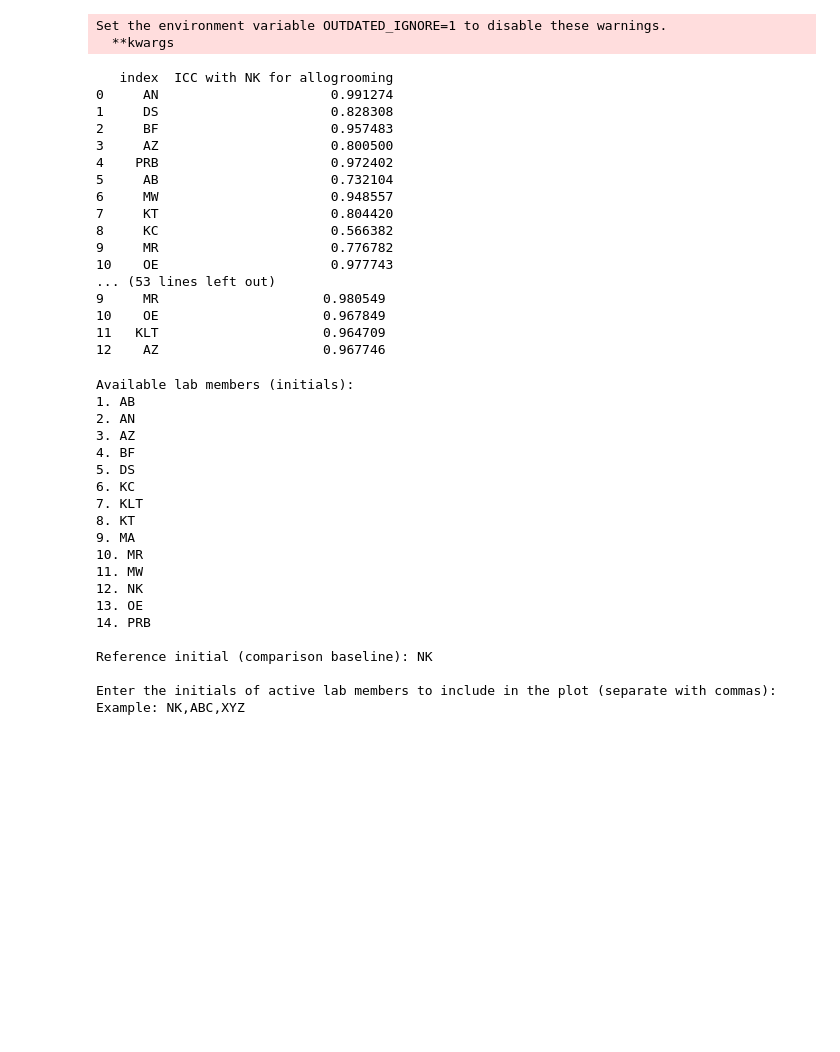
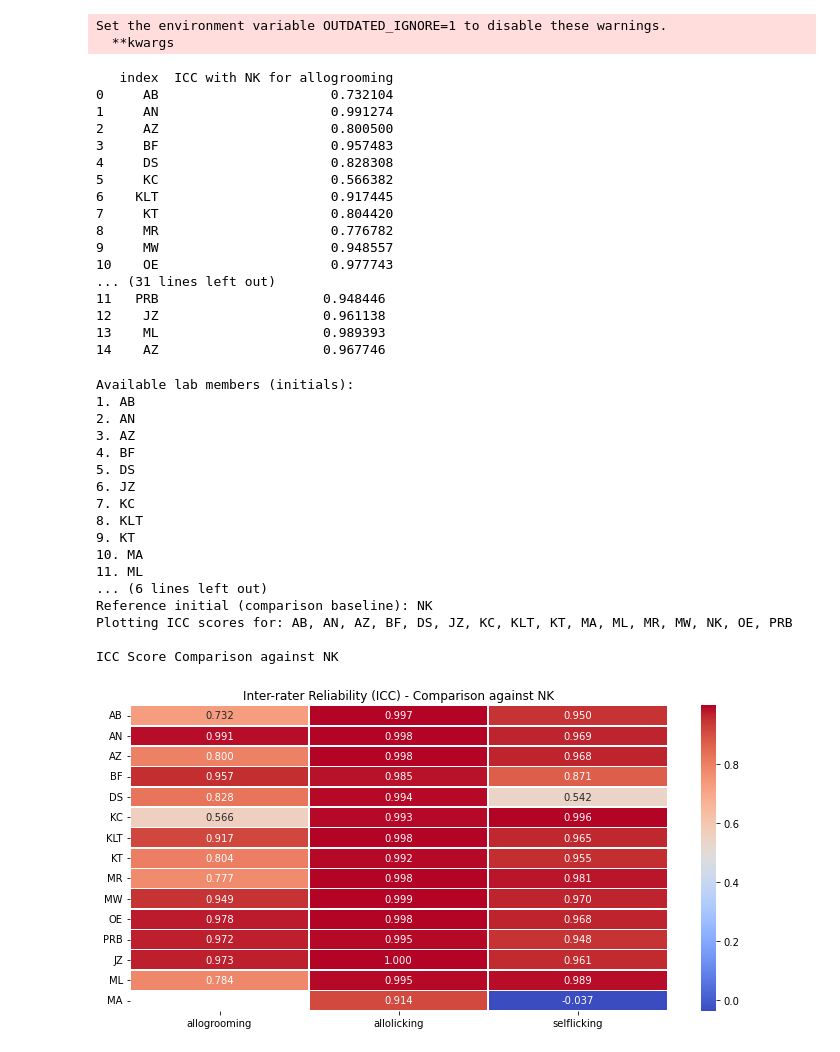
Before and after one commit to nkeisler/SmithLab_NK, a Jupyter notebook: reliability/masterIRR.ipynb, the cells around one changed output. Saved outputs shown, nothing was run; the diff lists cells and outputs as text; code cells hidden in the pictures; blank space fills up the shorter version.

```diff
--- a/reliability/masterIRR.ipynb
+++ b/reliability/masterIRR.ipynb
@@ -21,7 +21,7 @@ Set the environment variable OUTDATED_IGNORE=1 to disable these warnings.
   **kwargs
 # %%
 # assuming all data is in same folder as this file, with folder name 'csv'
-folder_path = r"/Volumes/Lab/Reliability/socialInteractionBehaviors/data/202509_allogrooming_allolicking/csv"
+folder_path = r"/Volumes/Lab/Reliability/socialTransferBehaviors/data/202510_allogrooming_allolicking/csv"
 #Input initials of the user to compare all other scores against
 initial_1 = "NK"
 # %%
@@ -136,22 +136,22 @@ for behavior in behaviors:
     print(icc_df)
 # %% [output]
    index  ICC with NK for allogrooming
-0     AN                      0.991274
-1     DS                      0.828308
-2     BF                      0.957483
-3     AZ                      0.800500
-4    PRB                      0.972402
-5     AB                      0.732104
-6     MW                      0.948557
+0     AB                      0.732104
+1     AN                      0.991274
+2     AZ                      0.800500
+3     BF                      0.957483
+4     DS                      0.828308
+5     KC                      0.566382
+6    KLT                      0.917445
 7     KT                      0.804420
-8     KC                      0.566382
-9     MR                      0.776782
+8     MR                      0.776782
+9     MW                      0.948557
 10    OE                      0.977743
-... (53 lines left out)
-9     MR                     0.980549
-10    OE                     0.967849
-11   KLT                     0.964709
-12    AZ                     0.967746
+... (31 lines left out)
+11   PRB                     0.948446
+12    JZ                     0.961138
+13    ML                     0.989393
+14    AZ                     0.967746
 # %%
 #Plot ICC result heat map with user-selected active lab members
 
@@ -170,7 +170,7 @@ print(f"\nReference initial (comparison baseline): {initial_1}")
 
 # EDIT THIS LIST: Add the initials of active lab members you want to include in the plot
 # Leave empty list [] to include all available initials
-selected_initials = ["AN", "KC", "KLT", "MA", "MW", "NK", "PRB"]  # Edit this list as needed
+selected_initials = []  # Edit this list as needed
 
 # Validate that all selected initials exist in the data
 if selected_initials:
@@ -185,43 +185,41 @@ else:
 print(f"Plotting ICC scores for: {', '.join(selected_initials)}")
 
 # Filter the output data to include only selected initials
 filtered_output = {}
 for behavior, rater_data in output.items():
     filtered_output[behavior] = {rater: icc for rater, icc in rater_data.items()
                                if rater in selected_initials}
 
 # Create DataFrame and plot
 r = pd.DataFrame(filtered_output)
 
 # Only plot if there's data to show
 if not r.empty:
     print(f"\nICC Score Comparison against {initial_1}")
     plt.figure(figsize=(10, 5))
     sns.heatmap(r, annot=True, cmap="coolwarm", linewidths=0.5, fmt=".3f")
     plt.yticks(rotation=0)
     plt.title(f'Inter-rater Reliability (ICC) - Comparison against {initial_1}')
     plt.tight_layout()
     plt.show()
 else:
     print("No data available for the selected lab members.")
 # %% [output]
 Available lab members (initials):
 1. AB
 2. AN
 3. AZ
 4. BF
 5. DS
-6. KC
-7. KLT
-8. KT
-9. MA
-10. MR
-11. MW
-12. NK
-13. OE
-14. PRB
+6. JZ
+7. KC
+8. KLT
+9. KT
+10. MA
+11. ML
+... (6 lines left out)
+Reference initial (comparison baseline): NK
+Plotting ICC scores for: AB, AN, AZ, BF, DS, JZ, KC, KLT, KT, MA, ML, MR, MW, NK, OE, PRB
 
-Reference initial (comparison baseline): NK
-
-Enter the initials of active lab members to include in the plot (separate with commas):
-Example: NK,ABC,XYZ
+ICC Score Comparison against NK
+[figure, added]
```
